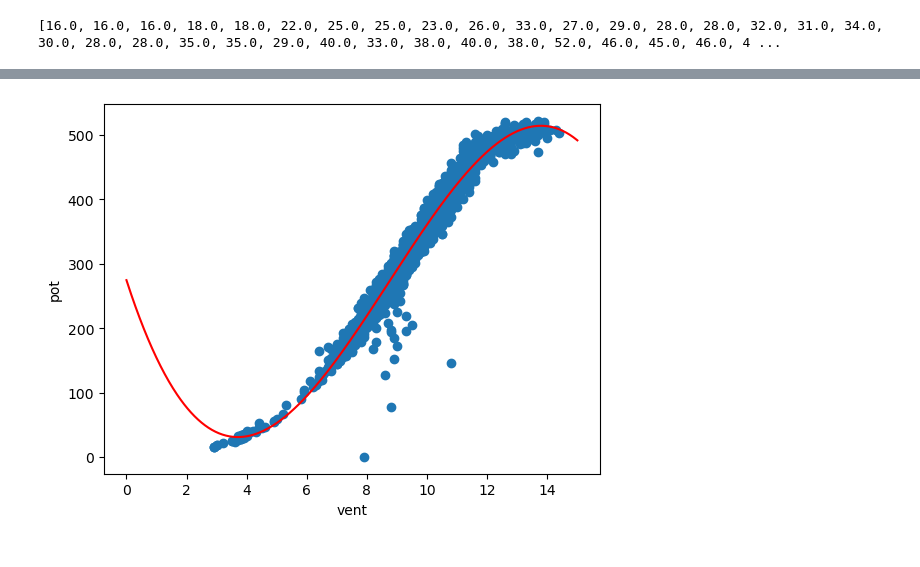
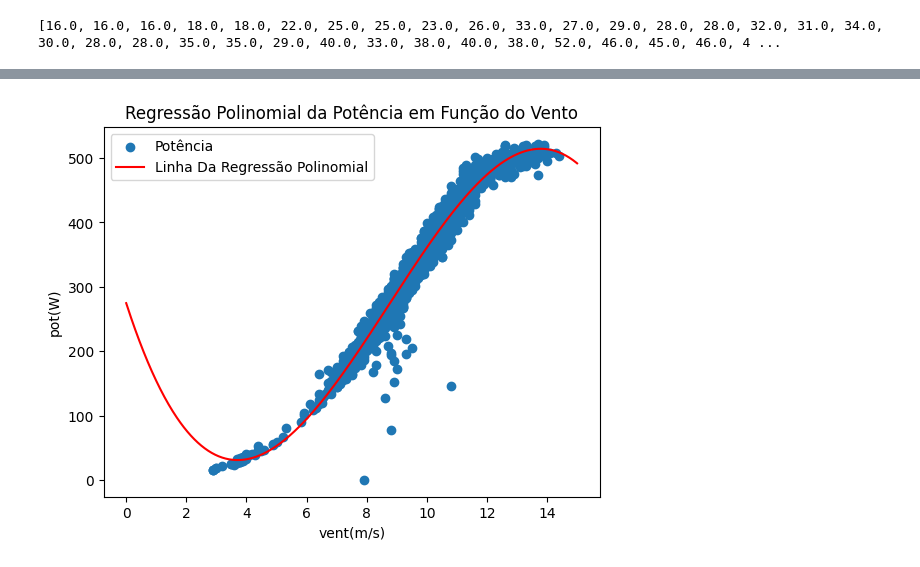
Before and after one commit to YasRordrigues/PolinomionRegretion, a Jupyter notebook: polinomial_regression.ipynb, the cells around one changed output, grey strips where cells are left out. Cells and saved outputs as stored; diff of their text form; code cells hidden in the pictures.

```diff
--- a/polinomial_regression.ipynb
+++ b/polinomial_regression.ipynb
@@ -94,10 +99,13 @@ mymodel_pol = np.poly1d(np.polyfit(list_vent, list_pot, 3))
 # %%
 myline = np.linspace(0, 15, 650)
 
-plt.scatter(list_vent, list_pot)
-plt.plot(myline, mymodel_pol(myline), color= 'r')
-plt.xlabel("vent")
-plt.ylabel ("pot")
+plt.scatter(list_vent, list_pot, label = 'Potência')
+plt.legend()
+plt.plot(myline, mymodel_pol(myline), color= 'r', label = 'Linha Da Regressão Polinomial')
+plt.legend()
+plt.title("Regressão Polinomial da Potência em Função do Vento")
+plt.xlabel("vent(m/s)")
+plt.ylabel ("pot(W)")
 plt.show()
 # %% [output]
-[figure, old version]
+[figure, new version]
```
Also changed, not shown: parts of 2 cells of this notebook, 3 other files.
